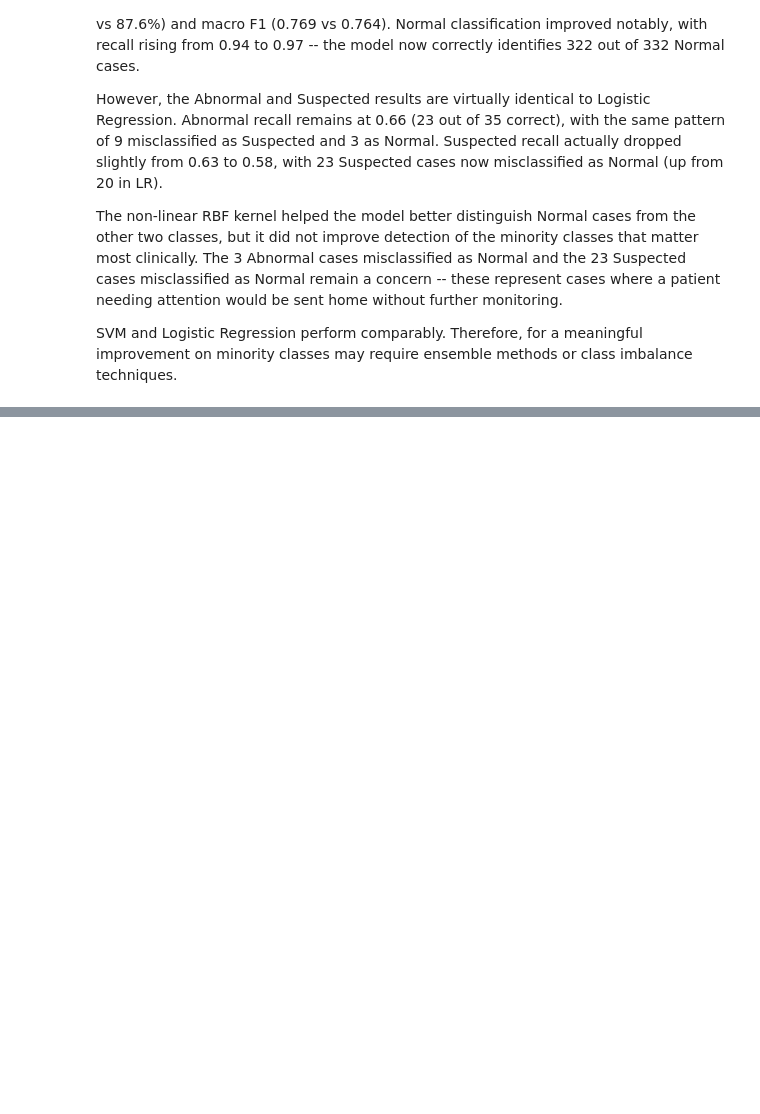
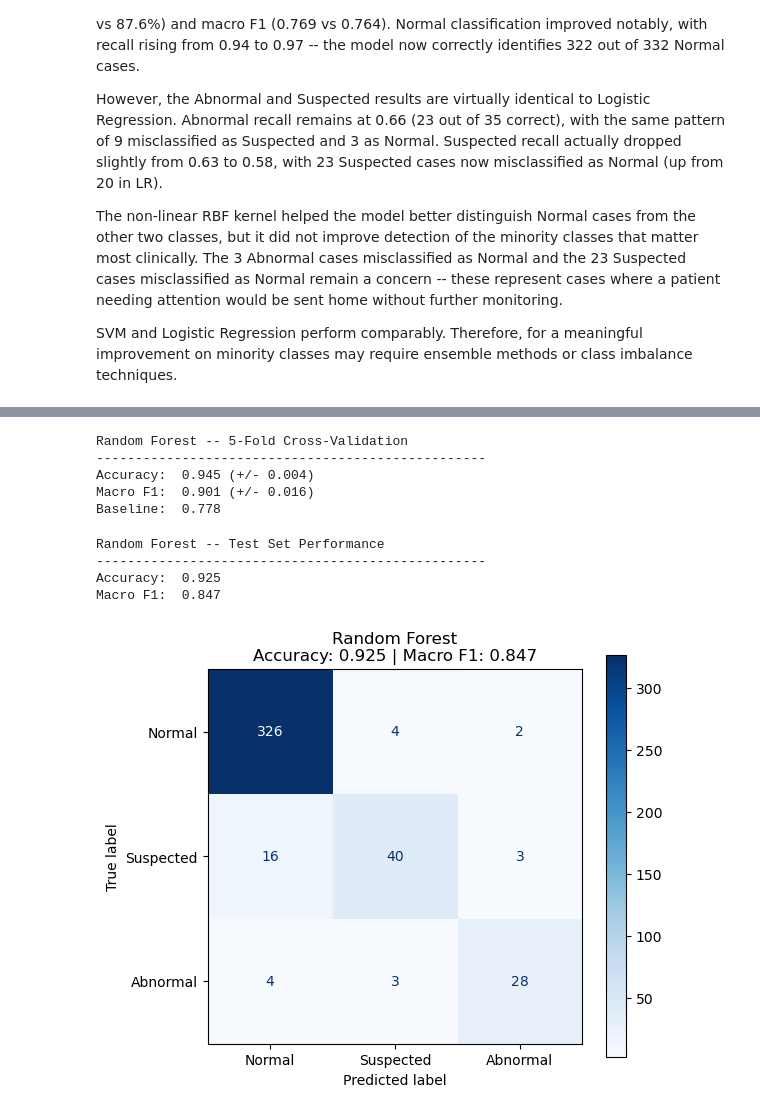
Before and after one commit to mkxangie/fetal_health_project_phase5, a Jupyter notebook: fetal_health_classification.ipynb, the cells around one changed output, grey strips where cells are left out. Cells and saved outputs as stored; diff of their text form; code cells hidden in the pictures; blank space fills up the shorter version.

Commit message:
Random Forest Model

```diff
--- a/fetal_health_classification.ipynb
+++ b/fetal_health_classification.ipynb
@@ -518,0 +526,56 @@ The non-linear RBF kernel helped the model better distinguish Normal cases from
+# %%
+# Train Random Forest
+rf_model = RandomForestClassifier(n_estimators=200, random_state=42, n_jobs=-1)
+
+# 5-fold cross-validation
+rf_cv_acc = cross_val_score(rf_model, X_train, y_train, cv=cv, scoring='accuracy')
+rf_cv_f1 = cross_val_score(rf_model, X_train, y_train, cv=cv, scoring='f1_macro')
+
+print("Random Forest -- 5-Fold Cross-Validation")
+print("-" * 50)
+print(f"Accuracy:  {rf_cv_acc.mean():.3f} (+/- {rf_cv_acc.std():.3f})")
+print(f"Macro F1:  {rf_cv_f1.mean():.3f} (+/- {rf_cv_f1.std():.3f})")
+print(f"Baseline:  {majority_pct:.3f}")
+# %% [output]
+Random Forest -- 5-Fold Cross-Validation
+--------------------------------------------------
+Accuracy:  0.945 (+/- 0.004)
+Macro F1:  0.901 (+/- 0.016)
+Baseline:  0.778
+# %%
+# Fit on full training set and evaluate on test set
+rf_model.fit(X_train, y_train)
+rf_preds = rf_model.predict(X_test)
+
+rf_acc = accuracy_score(y_test, rf_preds)
+rf_f1 = f1_score(y_test, rf_preds, average='macro')
+
+print("Random Forest -- Test Set Performance")
+print("-" * 50)
+print(f"Accuracy:  {rf_acc:.3f}")
+print(f"Macro F1:  {rf_f1:.3f}")
+
+all_results['Random Forest'] = {
+    'model': rf_model,
+    'y_pred': rf_preds,
+    'accuracy': rf_acc,
+    'macro_f1': rf_f1,
+    'cv_acc': rf_cv_acc.mean(),
+    'cv_f1': rf_cv_f1.mean()
+}
+# %% [output]
+Random Forest -- Test Set Performance
+--------------------------------------------------
+Accuracy:  0.925
+Macro F1:  0.847
+# %%
+# Confusion matrix
+fig, ax = plt.subplots(figsize=(6, 5))
+cm = confusion_matrix(y_test, rf_preds)
+disp = ConfusionMatrixDisplay(cm, display_labels=class_names)
+disp.plot(ax=ax, cmap='Blues')
+ax.set_title(f'Random Forest\nAccuracy: {rf_acc:.3f} | Macro F1: {rf_f1:.3f}')
+plt.tight_layout()
+plt.show()
+# %% [output]
+[figure, added]
```
Also changed, not shown: parts of 6 cells of this notebook.
